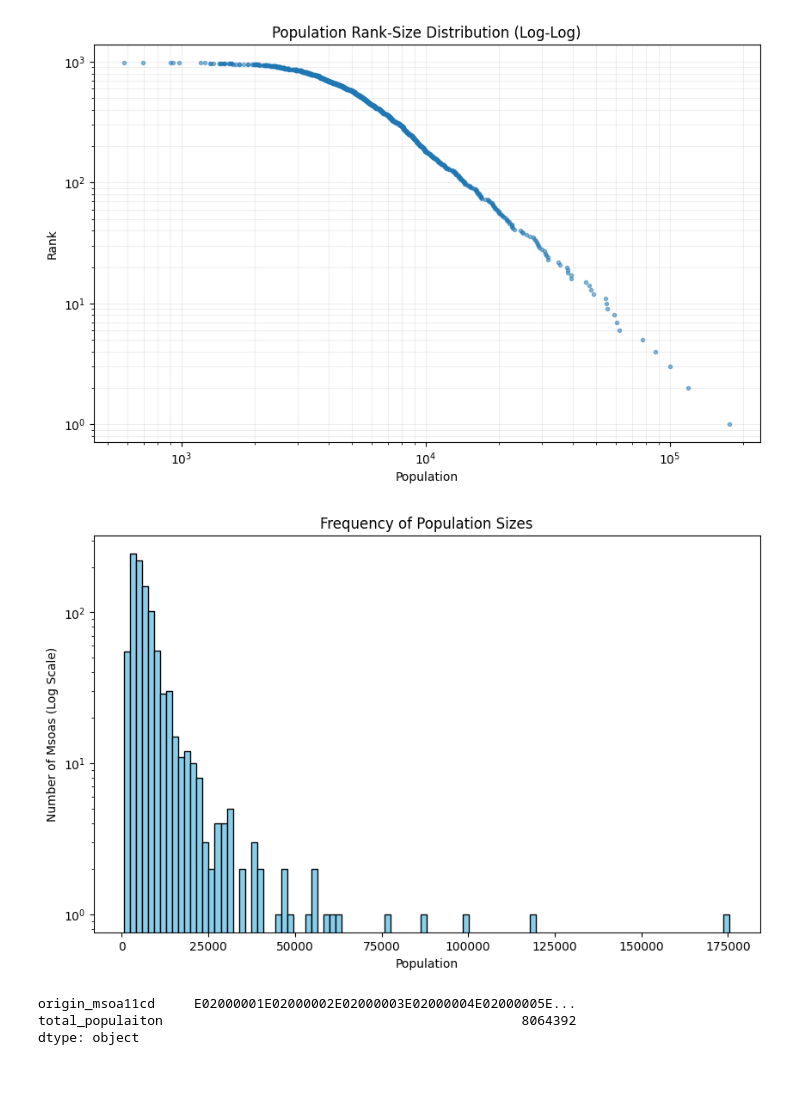
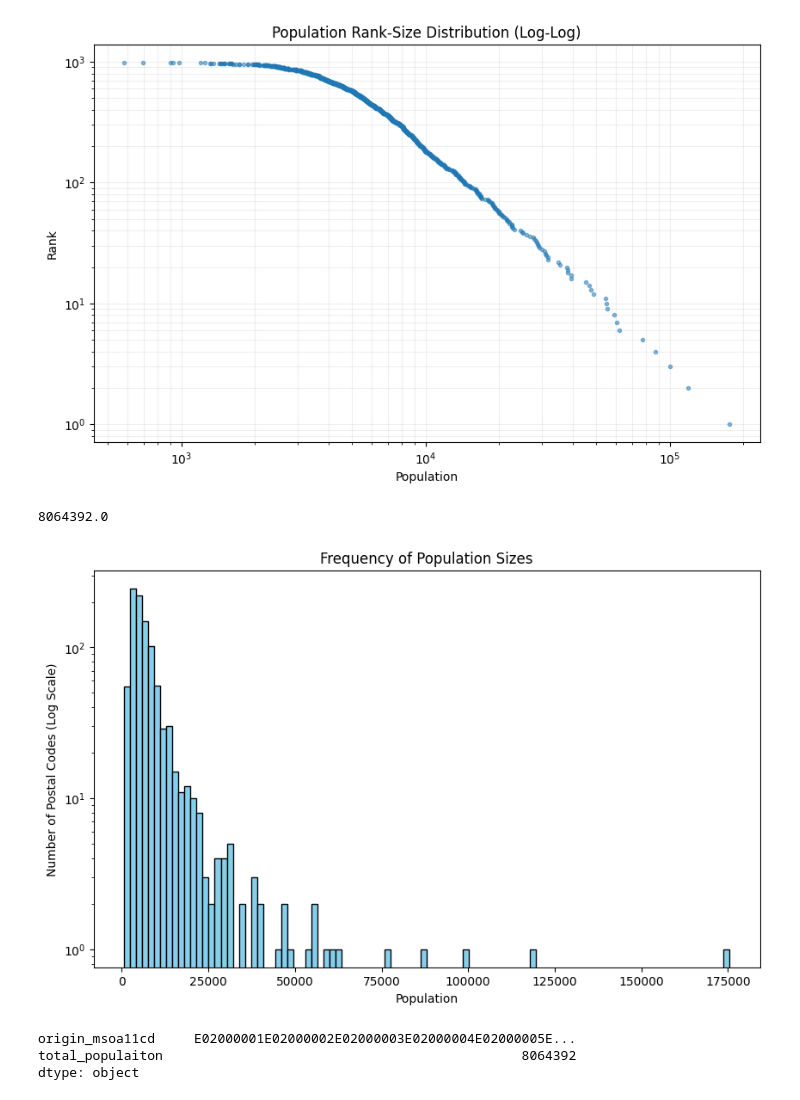
Before and after one commit to epnck/thesis, a Jupyter notebook: data generation/london data.ipynb, the cells around one changed output. Drawn from its saved outputs; the diff is of its cells as text; code cells hidden in the pictures.

```diff
--- a/data generation/london data.ipynb
+++ b/data generation/london data.ipynb
@@ -73,6 +73,10 @@ postcodes = pd.read_csv('datasets/real data/NSPL_NOV_2019_UK.csv')
 # # and use .mode() to find the most common postcode district inside it.
 active_zones = pd.concat([df_merged['origin_msoa11cd'], df_merged['destination_msoa11cd']]).unique()
 postcodes_london = postcodes[postcodes['msoa11'].isin(active_zones)]
-dominant_mapping = postcodes_london.groupby('msoa11')['pcd'].agg(lambda x: x.mode()[0]).reset_index()
+postcodes_london['postcode_district'] = postcodes_london['pcds'].str.split(' ').str[0]
+dominant_mapping = postcodes_london.groupby('msoa11')['postcode_district'].agg(lambda x: x.mode()[0]).reset_index()
+
+# 5. Rename it back to 'pcd' so the rest of your downstream merging code works perfectly without changes
+dominant_mapping = dominant_mapping.rename(columns={'postcode_district': 'pcd'})
 #
 # print(dominant_mapping.head())
@@ -164,7 +178,7 @@ df_mapped = df_mapped.drop(columns=['msoa11'])
 #
 #
 # # 2. Group by the Postcode District and SUM the areas
-unique_zips = df_mapped.drop_duplicates('zip_org')
+unique_zips = df_mapped.drop_duplicates('origin_msoa11cd')
 zipcode_areas = unique_zips.groupby('zip_org')['area_km2'].sum().reset_index()
 
 
@@ -347,21 +361,21 @@ def generate_data(input_graph,input_area_distr, recovery_rate, population, mobil
     return recovery_rate / spectral_radius
 
 #
-# population = (df_merged_pop.drop_duplicates('origin_msoa11cd')
-#                            .set_index('origin_msoa11cd')['total_populaiton']
+population = (df_merged_pop.drop_duplicates('origin_msoa11cd')
+                           .set_index('origin_msoa11cd')['total_populaiton']
+                           .reindex(ordered_geoids)
+                           .fillna(0)
+                           .astype(float)
+                           .values)
+
+
+# population = (df_flows_pop.drop_duplicates('zip_org')
+#                            .set_index('zip_org')['population']
 #                            .reindex(ordered_geoids)
 #                            .fillna(0)
 #                            .astype(float)
 #                            .values)
 
-
-population = (df_flows_pop.drop_duplicates('zip_org')
-                           .set_index('zip_org')['population']
-                           .reindex(ordered_geoids)
-                           .fillna(0)
-                           .astype(float)
-                           .values)
-
 threshold = generate_data(graph, area_distr, 1, population, 1)
 # %% [output]
 area_distr NaNs: 0 zeros: 0
@@ -387,17 +401,21 @@ plt.grid(True, which="both", ls="-", alpha=0.2)
 plt.show()
 # %% [output]
 [figure]
+# %%
+population.sum()
+# %% [output]
+8064392.0
 # %%
  import matplotlib.pyplot as plt
 
 plt.figure(figsize=(10, 6))
 plt.hist(population, bins=100, color='skyblue', edgecolor='black', log=True)
 plt.title("Frequency of Population Sizes")
 plt.xlabel("Population")
-plt.ylabel("Number of Msoas (Log Scale)")
+plt.ylabel("Number of Postal Codes (Log Scale)")
 plt.show()
 # %% [output]
-[figure, old version]
+[figure, new version]
 # %%
 population.sum()
 # %% [output]
```
Also changed, not shown: parts of 17 cells of this notebook, 7 other files.
